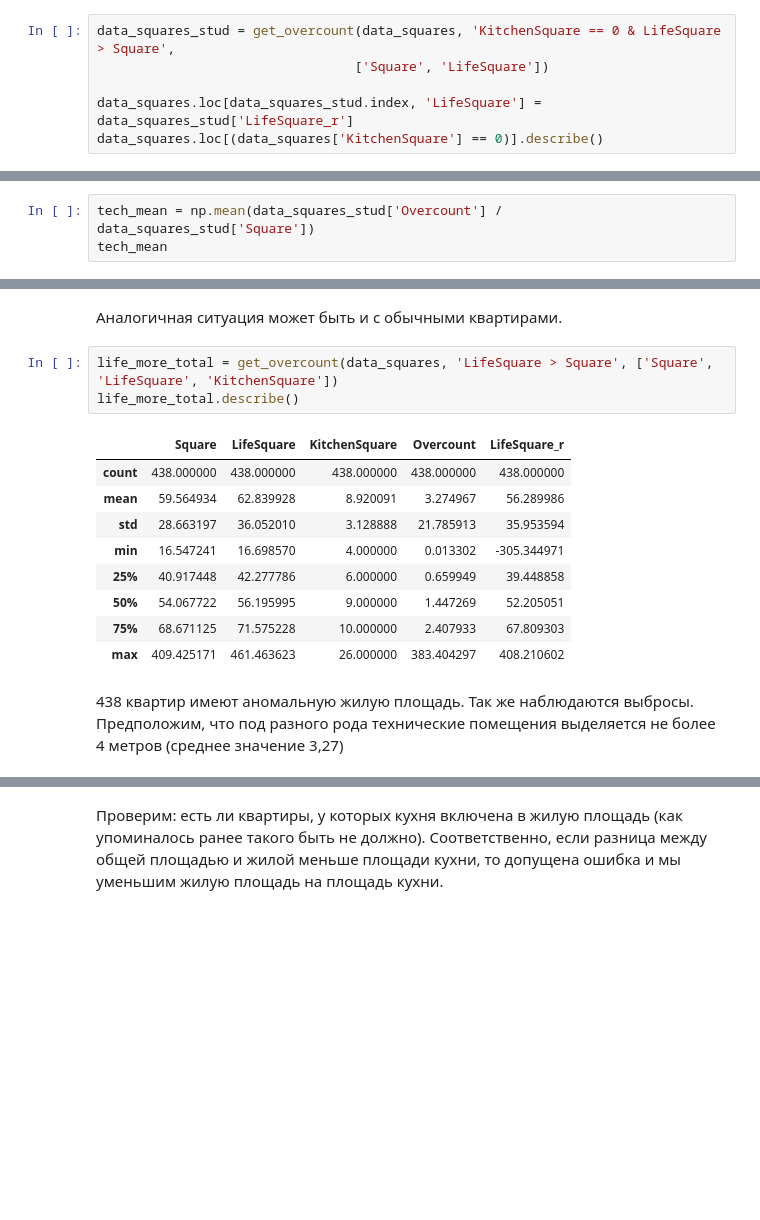
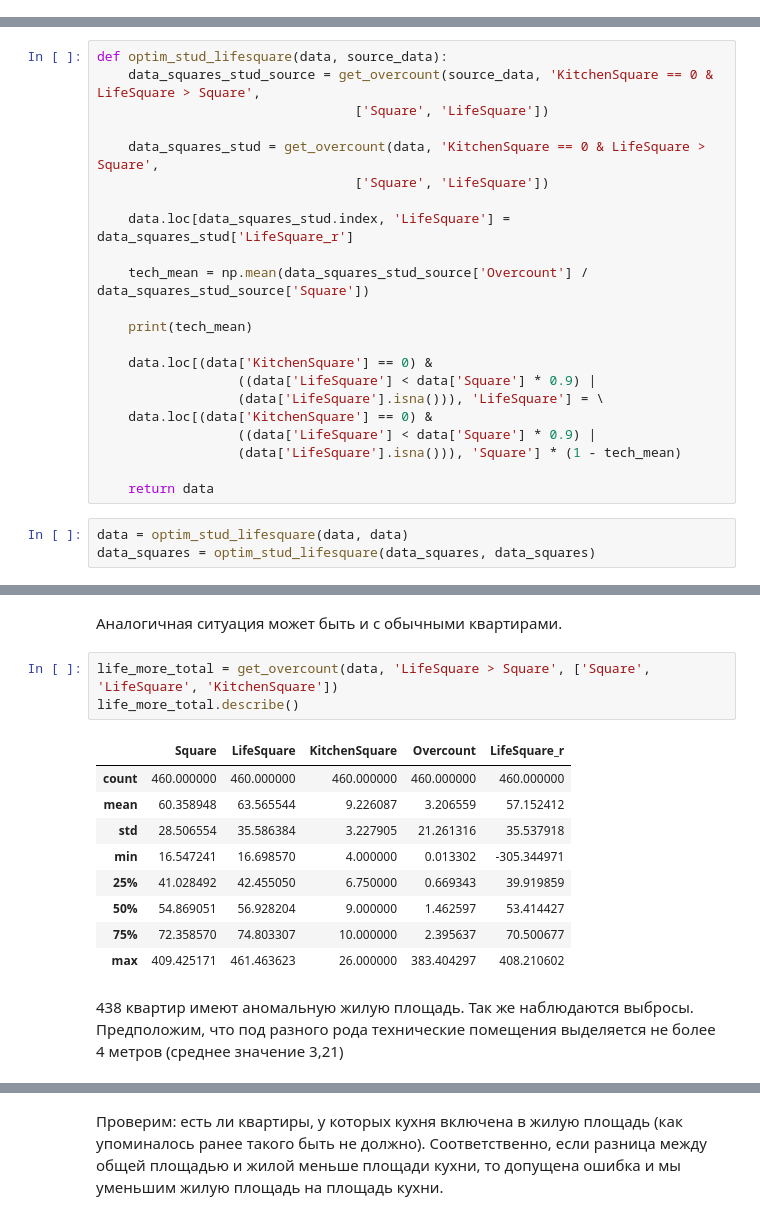
Before and after one commit to DenisLezin/GB_Python_for_DS_1, a Jupyter notebook: learn_project1_optm.ipynb, the cells around one changed output, grey strips where cells are left out. Cells and saved outputs as stored; diff of their text form; blank space fills up the shorter version.

```diff
--- a/learn_project1_optm.ipynb
+++ b/learn_project1_optm.ipynb
@@ -519,9 +511,3 @@ def get_overcount(df, query, columns):
     part_more_total['Overcount'] = np.abs(part_more_total[columns[0]] - part_more_total[columns[1]])
     part_more_total[f'{columns[1]}_r'] = part_more_total[columns[0]] - part_more_total['Overcount']
     return part_more_total
-# %%
-data_squares_stud = get_overcount(data_squares, 'KitchenSquare == 0 & LifeSquare > Square',
-                                 ['Square', 'LifeSquare'])
-
-data_squares.loc[data_squares_stud.index, 'LifeSquare'] = data_squares_stud['LifeSquare_r']
-data_squares.loc[(data_squares['KitchenSquare'] == 0)].describe()
@@ -560,3 +513,0 @@ data_squares.loc[(data_squares['KitchenSquare'] == 0) &
-# %%
-tech_mean = np.mean(data_squares_stud['Overcount'] / data_squares_stud['Square'])
-tech_mean
@@ -575,0 +514,25 @@ data_squares.loc[(data_squares['KitchenSquare'] == 0) &
+# %%
+def optim_stud_lifesquare(data, source_data):
+    data_squares_stud_source = get_overcount(source_data, 'KitchenSquare == 0 & LifeSquare > Square',
+                                 ['Square', 'LifeSquare'])
+
+    data_squares_stud = get_overcount(data, 'KitchenSquare == 0 & LifeSquare > Square',
+                                 ['Square', 'LifeSquare'])
+
+    data.loc[data_squares_stud.index, 'LifeSquare'] = data_squares_stud['LifeSquare_r']
+
+    tech_mean = np.mean(data_squares_stud_source['Overcount'] / data_squares_stud_source['Square'])
+
+    print(tech_mean)
+
+    data.loc[(data['KitchenSquare'] == 0) &
+                  ((data['LifeSquare'] < data['Square'] * 0.9) |
+                  (data['LifeSquare'].isna())), 'LifeSquare'] = \
+    data.loc[(data['KitchenSquare'] == 0) &
+                  ((data['LifeSquare'] < data['Square'] * 0.9) |
+                  (data['LifeSquare'].isna())), 'Square'] * (1 - tech_mean)
+
+    return data
+# %%
+data = optim_stud_lifesquare(data, data)
+data_squares = optim_stud_lifesquare(data_squares, data_squares)
@@ -576,17 +554,17 @@ data_squares.loc[(data_squares['KitchenSquare'] == 0) &
 # %% [markdown]
 Аналогичная ситуация может быть и с обычными квартирами.
 # %%
-life_more_total = get_overcount(data_squares, 'LifeSquare > Square', ['Square', 'LifeSquare', 'KitchenSquare'])
+life_more_total = get_overcount(data, 'LifeSquare > Square', ['Square', 'LifeSquare', 'KitchenSquare'])
 life_more_total.describe()
 # %% [output]
 |  | Square | LifeSquare | KitchenSquare | Overcount | LifeSquare_r |
-| count | 438.000000 | 438.000000 | 438.000000 | 438.000000 | 438.000000 |
-| mean | 59.564934 | 62.839928 | 8.920091 | 3.274967 | 56.289986 |
-| std | 28.663197 | 36.052010 | 3.128888 | 21.785913 | 35.953594 |
+| count | 460.000000 | 460.000000 | 460.000000 | 460.000000 | 460.000000 |
+| mean | 60.358948 | 63.565544 | 9.226087 | 3.206559 | 57.152412 |
+| std | 28.506554 | 35.586384 | 3.227905 | 21.261316 | 35.537918 |
 | min | 16.547241 | 16.698570 | 4.000000 | 0.013302 | -305.344971 |
-| 25% | 40.917448 | 42.277786 | 6.000000 | 0.659949 | 39.448858 |
-| 50% | 54.067722 | 56.195995 | 9.000000 | 1.447269 | 52.205051 |
-| 75% | 68.671125 | 71.575228 | 10.000000 | 2.407933 | 67.809303 |
+| 25% | 41.028492 | 42.455050 | 6.750000 | 0.669343 | 39.919859 |
+| 50% | 54.869051 | 56.928204 | 9.000000 | 1.462597 | 53.414427 |
+| 75% | 72.358570 | 74.803307 | 10.000000 | 2.395637 | 70.500677 |
 | max | 409.425171 | 461.463623 | 26.000000 | 383.404297 | 408.210602 |
 # %% [markdown]
-438 квартир имеют аномальную жилую площадь. Так же наблюдаются выбросы. Предположим, что под разного рода технические помещения выделяется не более 4 метров (среднее значение 3,27)
+438 квартир имеют аномальную жилую площадь. Так же наблюдаются выбросы. Предположим, что под разного рода технические помещения выделяется не более 4 метров (среднее значение 3,21)
```
Also changed, not shown: parts of 117 cells of this notebook.
